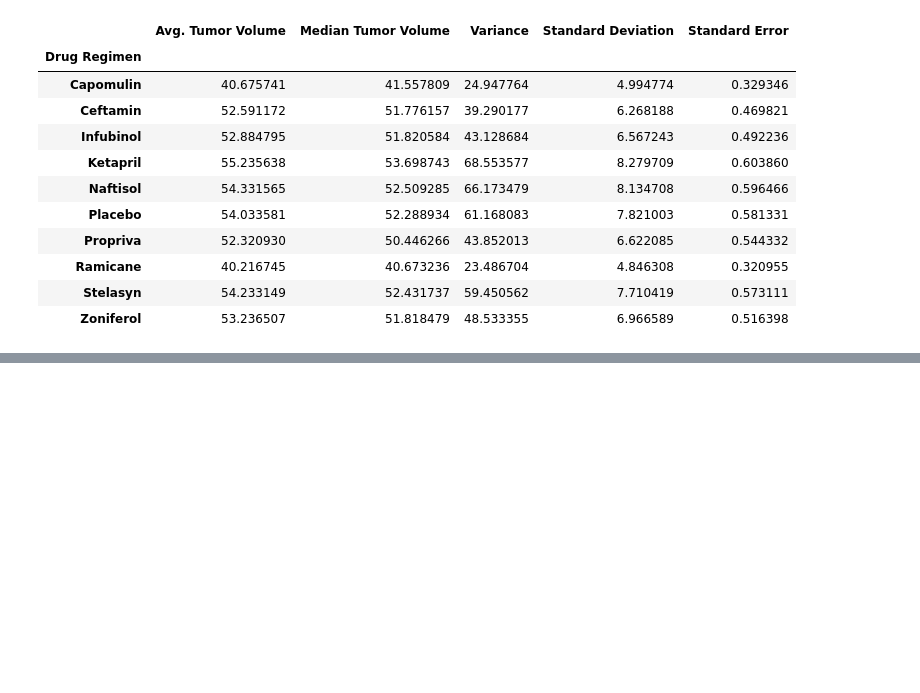
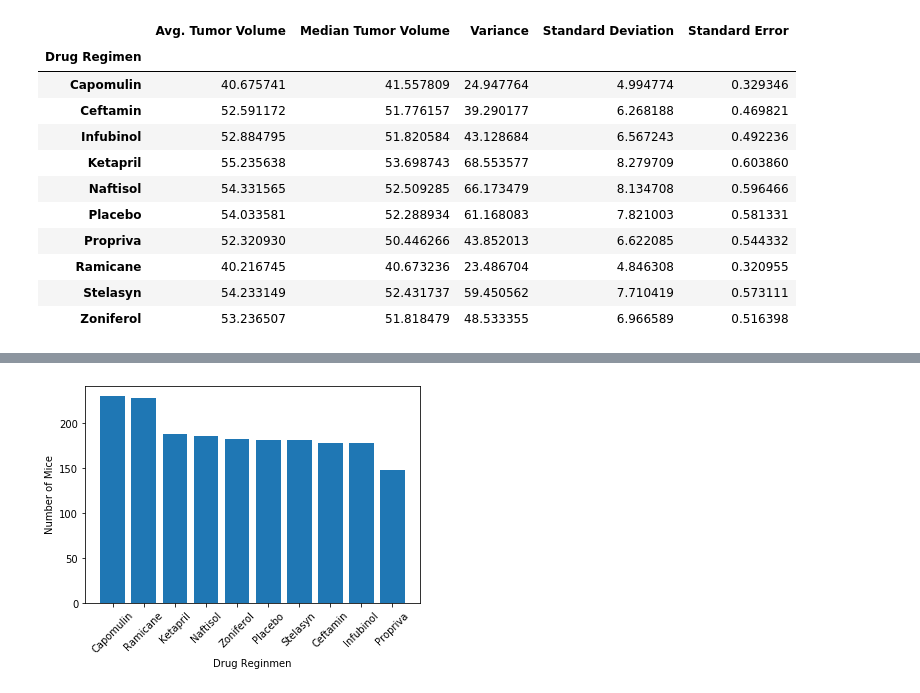
Before and after one commit to anniid/matplotlib_challenge, a Jupyter notebook: main.ipynb, the cells around one changed output, grey strips where cells are left out. Drawn from its saved outputs; the diff is of its cells as text; code cells hidden in the pictures; blank space fills up the shorter version.

```diff
--- a/main.ipynb
+++ b/main.ipynb
@@ -103 +114,10 @@ stat_summary_table
+# %%
+#matplotlib version
+plt.bar(small.index.values,small.values)
+plt.xlabel('Drug Reginmen')
+plt.ylabel('Number of Mice')
+plt.xticks(rotation=45)
+plt.show()
+# %% [output]
+[figure, added]
 # %%
```
Also changed, not shown: parts of 10 cells of this notebook.
